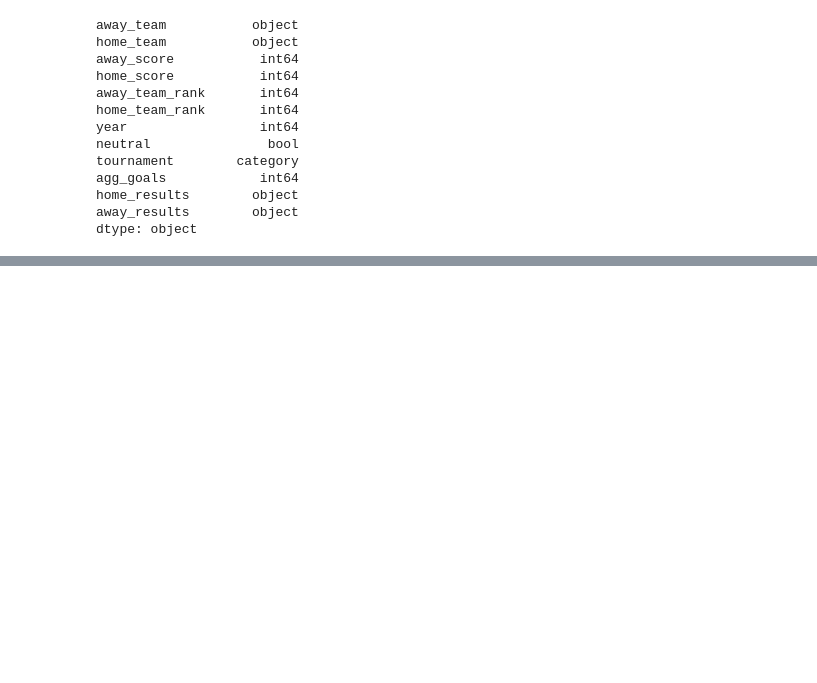
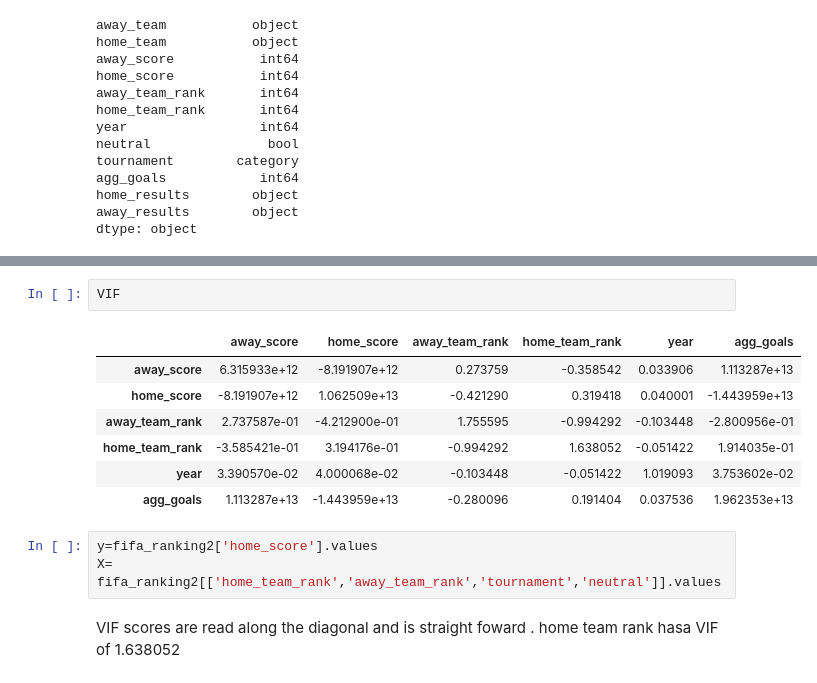
Before and after one commit to UnplugCharger/Week-6-IP, a Jupyter notebook: Week6_Ip_FINAL.ipynb, the cells around one changed output, grey strips where cells are left out. Cells and saved outputs as stored; diff of their text form; blank space fills up the shorter version.

```diff
--- a/Week6_Ip_FINAL.ipynb
+++ b/Week6_Ip_FINAL.ipynb
@@ -598,0 +627,15 @@ dtype: object
+# %%
+VIF
+# %% [output]
+|  | away_score | home_score | away_team_rank | home_team_rank | year | agg_goals |
+| away_score | 6.315933e+12 | -8.191907e+12 | 0.273759 | -0.358542 | 0.033906 | 1.113287e+13 |
+| home_score | -8.191907e+12 | 1.062509e+13 | -0.421290 | 0.319418 | 0.040001 | -1.443959e+13 |
+| away_team_rank | 2.737587e-01 | -4.212900e-01 | 1.755595 | -0.994292 | -0.103448 | -2.800956e-01 |
+| home_team_rank | -3.585421e-01 | 3.194176e-01 | -0.994292 | 1.638052 | -0.051422 | 1.914035e-01 |
+| year | 3.390570e-02 | 4.000068e-02 | -0.103448 | -0.051422 | 1.019093 | 3.753602e-02 |
+| agg_goals | 1.113287e+13 | -1.443959e+13 | -0.280096 | 0.191404 | 0.037536 | 1.962353e+13 |
+# %%
+y=fifa_ranking2['home_score'].values
+X= fifa_ranking2[['home_team_rank','away_team_rank','tournament','neutral']].values
+# %% [markdown]
+VIF scores are read along the diagonal  and is straight foward . home team rank hasa VIF of 1.638052
```
Also changed, not shown: parts of 30 cells of this notebook.
